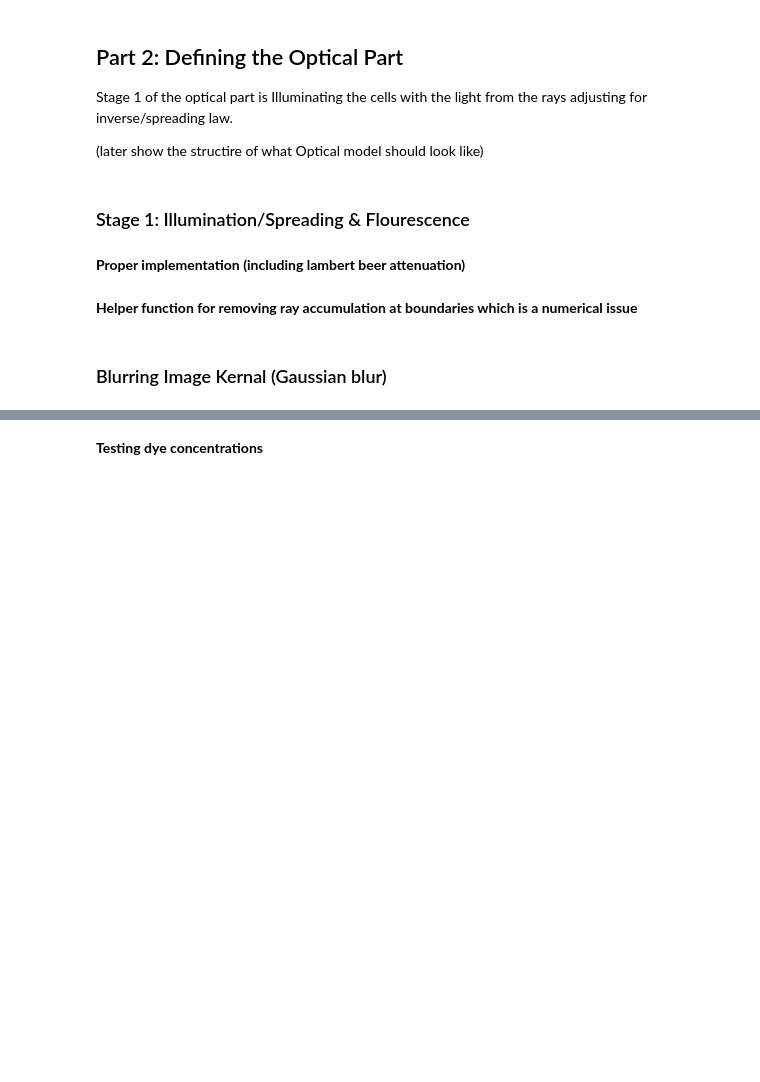
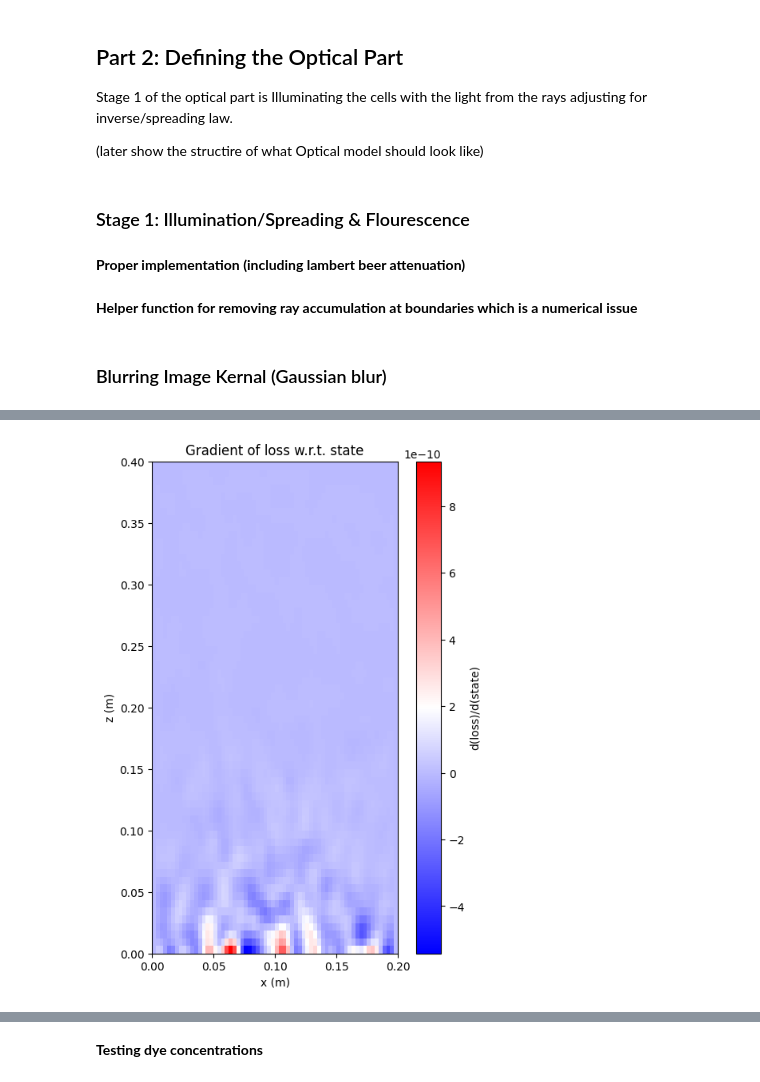
Before and after one commit to w-bolton/MDM2_Group_10, a Jupyter notebook: qusais_files/SimpleModal_Optical.ipynb, the cells around one changed output, grey strips where cells are left out. Saved outputs shown, nothing was run; the diff lists cells and outputs as text; code cells hidden in the pictures; blank space fills up the shorter version.

```diff
--- a/qusais_files/SimpleModal_Optical.ipynb
+++ b/qusais_files/SimpleModal_Optical.ipynb
@@ -731,15 +759,15 @@ def apply_camera_blur(fluorescence_map, sigma_px=1.0, mode="nearest"):
 # %%
 # for 1d flattened image
-def A(state, geometry):
-    fm = compute_dye_fluorescence(state, geometry, epsilon=1.0, beta=1.0, I0=1.0)
-    fm_clean = remove_boundary_artifacts(fm)
-    fm_blurred = apply_camera_blur(fm_clean, sigma_px=1.0)
-    b = fm_blurred.ravel()
+def A_torch(state, geometry):
+    fm = compute_dye_fluorescence_torch(state, geometry, epsilon=1.0, beta=1.0, I0=1.0)
+    fm_clean = remove_boundary_artifacts_torch(fm, n_boundary=1)
+    fm_blurred = apply_camera_blur_torch(fm_clean, sigma_px=1.0)
+    b = fm_blurred.reshape(-1)
     return b
 
 # for original 2d image (for plotting/visualizing)
-def A_image(state, geometry, epsilon=1.0, beta=1.0, I0=1.0, sigma_px=1.0):
-    fm = compute_dye_fluorescence(state, geometry, epsilon=epsilon, beta=beta, I0=I0)
-    fm_clean = remove_boundary_artifacts(fm)
-    fm_blurred = apply_camera_blur(fm_clean, sigma_px=sigma_px)
+def A_image_torch(state, geometry):
+    fm = compute_dye_fluorescence_torch(state, geometry, epsilon=1.0, beta=1.0, I0=1.0)
+    fm_clean = remove_boundary_artifacts_torch(fm)
+    fm_blurred = apply_camera_blur_torch(fm_clean, sigma_px=1.0)
     return fm_blurred
@@ -745,0 +817,29 @@ def A_image(state, geometry, epsilon=1.0, beta=1.0, I0=1.0, sigma_px=1.0):
+# %%
+grad_np = state_guess_t.grad.detach().cpu().numpy()
+
+plt.figure(figsize=(6, 8))
+plt.imshow(
+    grad_np,
+    origin="lower",
+    extent=[0, Tank_width, 0, Tank_height],
+    aspect="equal",
+    cmap="bwr"
+)
+plt.colorbar(label="d(loss)/d(state)")
+plt.xlabel("x (m)")
+plt.ylabel("z (m)")
+plt.title("Gradient of loss w.r.t. state")
+plt.show()
+
+with torch.no_grad():
+    alpha = 1e6  # may need tuning
+    state_new = state_guess_t - alpha * state_guess_t.grad
+    state_new = torch.clamp(state_new, 0.0, 1.0)
+
+b_new = A_torch(state_new, geom)
+loss_new = torch.mean((b_new - b_obs)**2)
+
+print("old loss:", loss.item())
+print("new loss:", loss_new.item())
+# %% [output]
+[figure, added]
```
Also changed, not shown: parts of 10 cells of this notebook.
